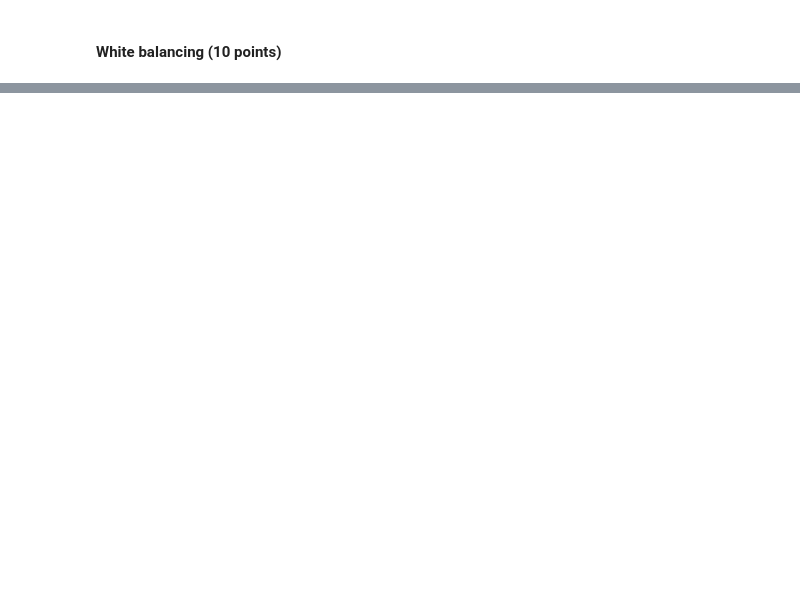
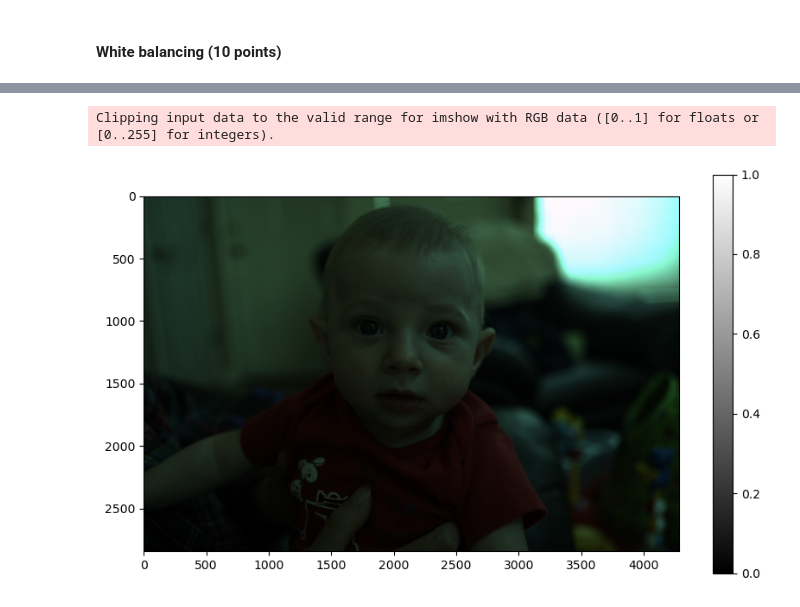
Before and after one commit to eonemli/ISP_pipeline, a Jupyter notebook: src/isp_hw.ipynb, the cells around one changed output, grey strips where cells are left out. Cells and saved outputs as stored; diff of their text form; code cells hidden in the pictures; blank space fills up the shorter version.

```diff
--- a/src/isp_hw.ipynb
+++ b/src/isp_hw.ipynb
@@ -124,2 +129,35 @@ The third pattern **"bggr"** is most probable Bayern pattern in the image.
 # %% [markdown]
 #### **White balancing (10 points)**
+# %%
+def apply_white_world(image):
+    # Flatten the image to make processing easier
+    flat_image = image.flatten()
+
+    # Since we're dealing with a Bayer pattern, every other pixel is green
+    max_B = np.max(flat_image[0::4])  # Starting from the first pixel, every fourth pixel is blue
+    max_G = np.max(flat_image[1::2])  # Green pixels are every other pixel, starting from the second
+    max_R = np.max(flat_image[3::4])  # Starting from the fourth pixel, every fourth pixel is red
+
+    # Apply scaling
+    flat_image[0::4] /= max_B
+    flat_image[1::2] /= max_G
+    flat_image[3::4] /= max_R
+
+    return flat_image.reshape(image.shape)
+
+def apply_gray_world(image):
+    flat_image = image.flatten()
+
+    avg_B = np.mean(flat_image[0::4])
+    avg_G = np.mean(flat_image[1::2])
+    avg_R = np.mean(flat_image[3::4])
+
+    # Average of averages for gray world assumption
+    avg_all = (avg_B + avg_G + avg_R) / 3
+
+    # Apply scaling
+    flat_image[0::4] *= (avg_all / avg_B)
+    flat_image[1::2] *= (avg_all / avg_G)
+    flat_image[3::4] *= (avg_all / avg_R)
+
+    return flat_image.reshape(image.shape)
@@ -125,0 +203,7 @@ The third pattern **"bggr"** is most probable Bayern pattern in the image.
+# %%
+demosaiced_image_2 = demosaicing_CFA_Bayer_bilinear(white_balanced_image, 'RGGB')
+# %%
+display_image(demosaiced_image_2)
+# %% [output]
+Clipping input data to the valid range for imshow with RGB data ([0..1] for floats or [0..255] for integers).
+[figure, added]
```
Also changed, not shown: parts of 18 cells of this notebook.
